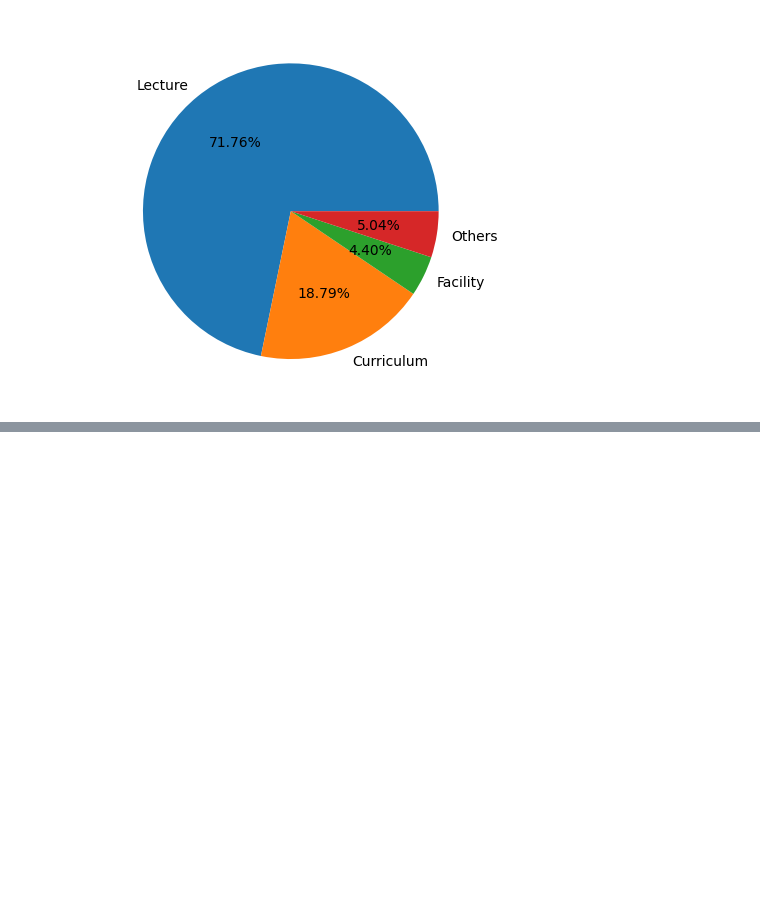
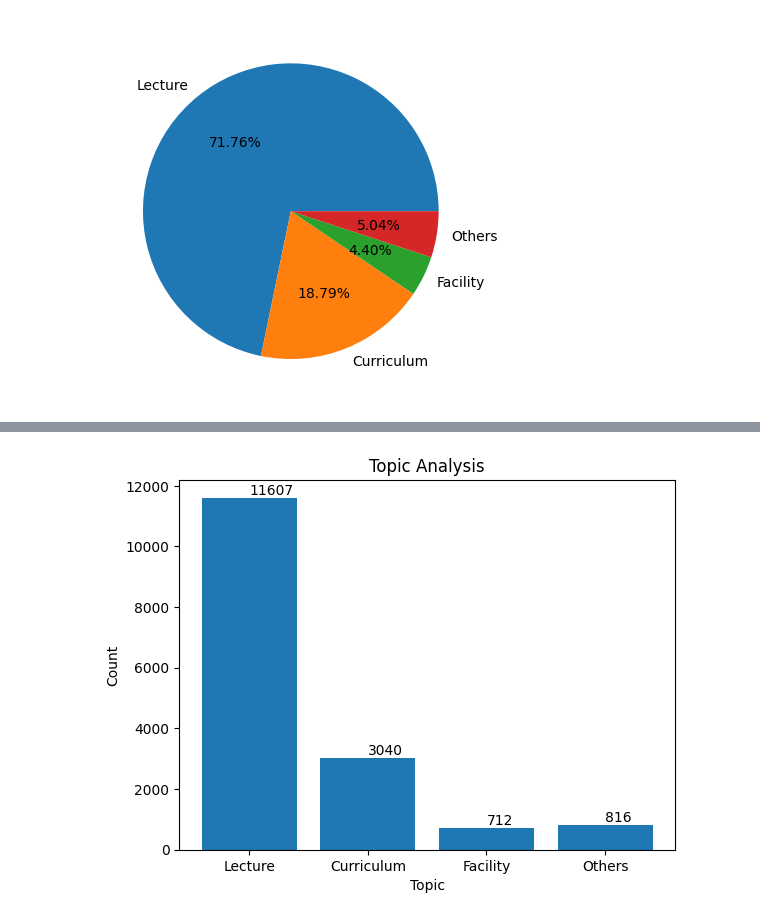
Before and after one commit to dinhanit/FPT_Chat, a Jupyter notebook: EDA/EDA.ipynb, the cells around one changed output, grey strips where cells are left out. Saved outputs shown, nothing was run; the diff lists cells and outputs as text; code cells hidden in the pictures; blank space fills up the shorter version.

```diff
--- a/EDA/EDA.ipynb
+++ b/EDA/EDA.ipynb
@@ -118,0 +143,16 @@ ax.pie(topic_plt, labels=labels, autopct='%1.2f%%')
+# %%
+topic_plt= [df['Topic'].value_counts()['Lecture'], df['Topic'].value_counts()['Curriculum'], df['Topic'].value_counts()['Facility'], df['Topic'].value_counts()['Others']]
+labels=['Lecture','Curriculum','Facility','Others']
+fig, ax = plt.subplots()
+bars=ax.bar(labels, topic_plt)
+
+ax.set_title('Topic Analysis')
+ax.set_xlabel('Topic')
+ax.set_ylabel('Count')
+for bar in bars:
+    yval = bar.get_height()
+    ax.text(bar.get_x() + bar.get_width()/2.0, yval, int(yval), va='bottom')
+
+plt.show()
+# %% [output]
+[figure, added]
```
Also changed, not shown: parts of 2 cells of this notebook.
